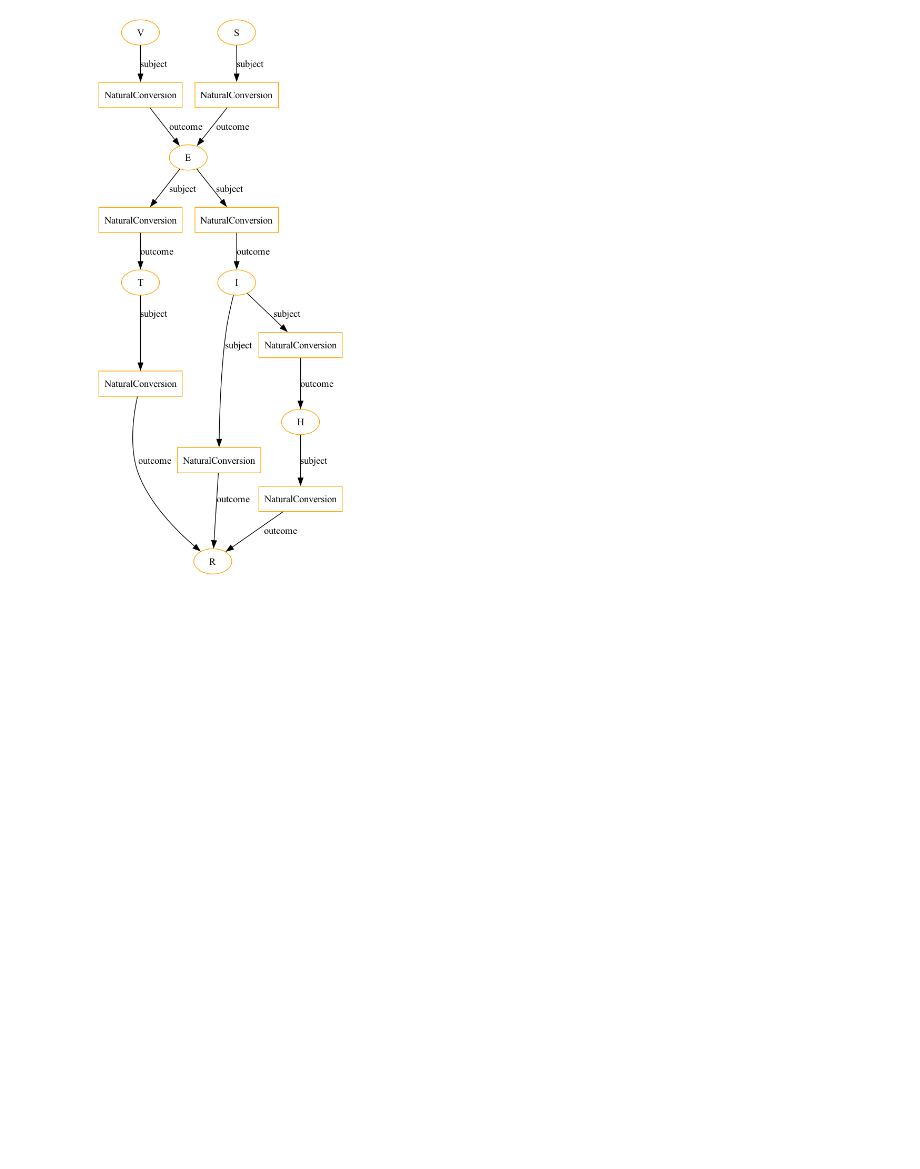
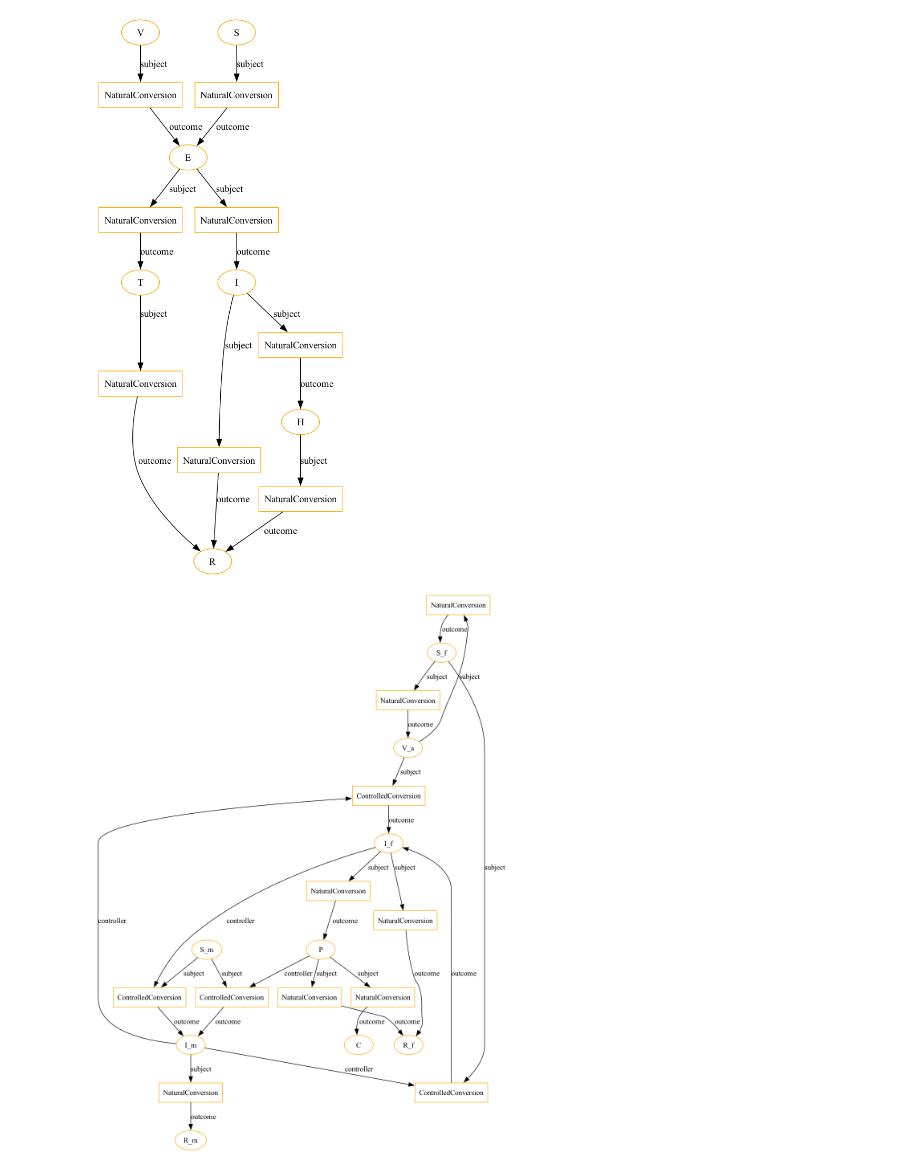
Before and after one commit to gyorilab/mira, a Jupyter notebook: notebooks/odes_to_mira.ipynb, the cells around one changed output. Drawn from its saved outputs; the diff is of its cells as text; code cells hidden in the pictures; blank space fills up the shorter version.

Commit message:
Add one more model to the notebook

```diff
--- a/notebooks/odes_to_mira.ipynb
+++ b/notebooks/odes_to_mira.ipynb
@@ -115,3 +100,39 @@ kappa*H(t)
 {'consumes': ['H'], 'produces': ['R'], 'potential_controllers': {'H'}}
 H*kappa
 [figure]
+# %%
+# Define variables
+t = sympy.symbols('t')
+S_f, V_a, I_f, P, C, R_f, S_m, I_m, R_m = sympy.symbols(r"S_f V_a I_f P C R_f S_m I_m R_m", cls = sympy.Function)
+
+# Define parameters
+N_f, N_m, lambda_f, lambda_m, pi_f, pi_m, beta_f, beta_m, \
+d_f, d_m, sigma_f, sigma_m, delta, theta, phi, varepsilon, \
+omega, eta, xi, mu_f, mu_m = \
+sympy.symbols(r'N_f N_m lambda_f lambda_m pi_f pi_m beta_f beta_m '
+              r'd_f d_m sigma_f sigma_m delta theta phi varepsilon '
+              r'omega eta xi mu_f mu_m')
+
+# Define the differential equations
+odes3 = [
+    sympy.Eq(S_f(t).diff(t), omega * V_a(t) - phi * S_f(t)
+        - (1 / N_m) * d_f * beta_m * I_m(t) * S_f(t)),
+    sympy.Eq(V_a(t).diff(t), phi * S_f(t) - omega * V_a(t)
+        - (1 / N_m) * d_f * beta_m * I_m(t) * (1 - varepsilon) * V_a(t)),
+    sympy.Eq(I_f(t).diff(t), (1 / N_m) * d_f * beta_m * I_m(t) * S_f(t)
+        + (1 / N_m) * d_f * beta_m * I_m(t) * (1 - varepsilon) * V_a(t) - delta * I_f(t) - mu_f * I_f(t)),
+    sympy.Eq(P(t).diff(t), delta * I_f(t) - theta * P(t) - xi * P(t)),
+    sympy.Eq(C(t).diff(t), theta * P(t)),
+    sympy.Eq(R_f(t).diff(t), mu_f * I_f(t) + xi * P(t)),
+    sympy.Eq(S_m(t).diff(t), -I_f(t) * S_m(t) * (1 / N_f) * d_m * beta_f
+        - P(t) * S_m(t) * (1 / N_f) * d_m * beta_f * eta),
+    sympy.Eq(I_m(t).diff(t), I_f(t) * S_m(t) * (1 / N_f) * d_m * beta_f
+        + P(t) * S_m(t) * (1 / N_f) * d_m * beta_f * eta - mu_m * I_m(t)),
+    sympy.Eq(R_m(t).diff(t), mu_m * I_m(t))
+]
+# %%
+tm = template_model_from_sympy_odes(odes3)
+# %%
+tm.draw_jupyter()
+# %% [output]
+[figure, added]
```
Also changed, not shown: parts of 2 cells of this notebook.
